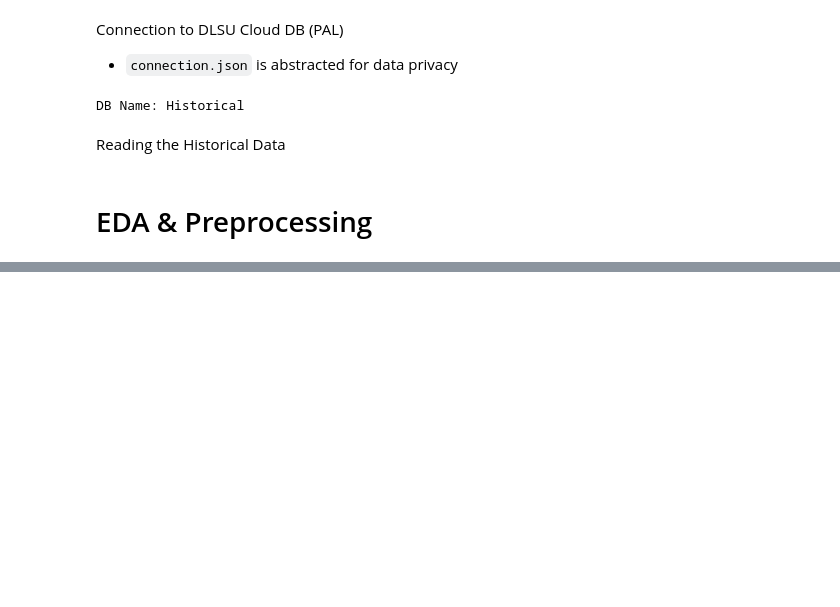
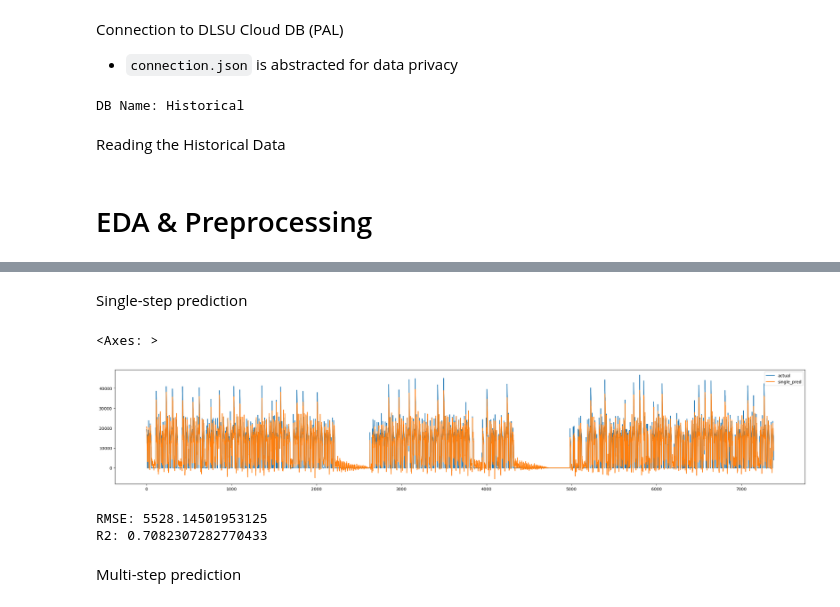
Before and after one commit to KyleCarlo/Predicting-Fuel-Consumption, a Jupyter notebook: Course-Model-perhour.ipynb, the cells around one changed output, grey strips where cells are left out. Saved outputs shown, nothing was run; the diff lists cells and outputs as text; code cells hidden in the pictures; blank space fills up the shorter version.

```diff
--- a/Course-Model-perhour.ipynb
+++ b/Course-Model-perhour.ipynb
@@ -56,0 +96,4 @@ hist = hist[:31]
+# %%
+n_rp72 = pd.DataFrame(ss.transform(rp72))
+X, y = time_step_prep(n_rp72, time_step)
+X_train, X_test, y_train, y_test = train_test_split(np.array(X), np.array(y), train_size=0.5, shuffle=False)
@@ -56,0 +112,5 @@ hist = hist[:31]
+# %%
+X_train = torch.from_numpy(X_train.astype(np.float32))
+X_test = torch.from_numpy(X_test.astype(np.float32))
+y_train = torch.from_numpy(y_train.astype(np.float32))
+y_test = torch.from_numpy(y_test.astype(np.float32))
@@ -56,0 +121,5 @@ hist = hist[:31]
+# %%
+auto_reg = nn.Linear(time_step,1)
+optimizer = torch.optim.Adam(auto_reg.parameters(), lr=0.1)
+loss_fun = nn.MSELoss()
+scheduler = lr_scheduler.StepLR(optimizer, step_size=3000, gamma=0.1)
@@ -56,0 +208,22 @@ hist = hist[:31]
+# %% [markdown]
+Single-step prediction
+# %%
+actual = pd.DataFrame(ss.inverse_transform(y_test.detach().numpy().reshape(-1,1))).rename({0:'actual'},axis=1)
+pred = pd.DataFrame(ss.inverse_transform(auto_reg(X_test).detach().numpy())).rename({0:'single_pred'},axis=1)
+# %%
+actual_pred = pd.concat([actual, pred], axis=1)
+actual_pred.plot(figsize=(30,5))
+# %% [output]
+<Axes: >
+[figure, added]
+# %%
+rmse = float(np.sqrt(sum((actual.values - pred.values)**2)/len(actual)))
+r2 = r2_score(actual, pred)
+
+print("RMSE:", rmse)
+print("R2:", r2)
+# %% [output]
+RMSE: 5528.14501953125
+R2: 0.7082307282770433
+# %% [markdown]
+Multi-step prediction
```
Also changed, not shown: parts of 25 cells of this notebook.
